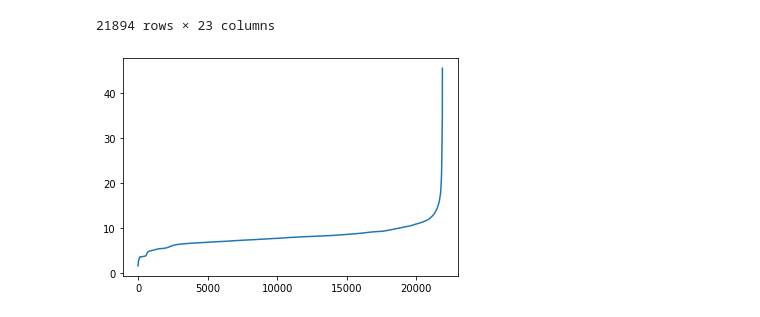
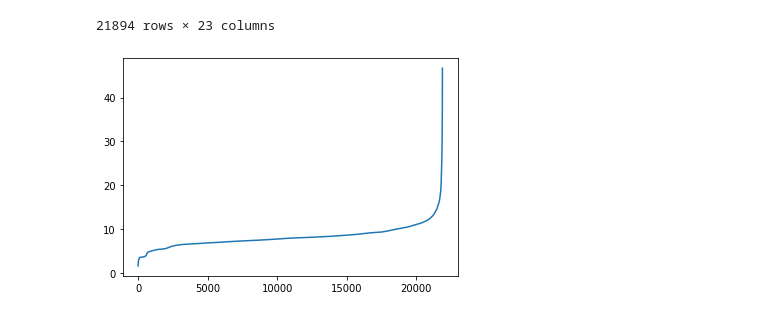
Before and after one commit to jaya-shankar/DSS_project, a Jupyter notebook: model_build.ipynb, the cells around one changed output. Cells and saved outputs as stored; diff of their text form; code cells hidden in the pictures.

```diff
--- a/model_build.ipynb
+++ b/model_build.ipynb
@@ -108,7 +110,7 @@ Index(['state_code', 'date', 'cases', 'deaths', 'lat', 'long',
 dp_w = {
                       "cases" : 0.3,
                      "deaths" : 0.2,
-    "CurrentHospitalizations" : 0.07,
+    "CurrentHospitalizations" : 0.085,
              "CurrentlyInICU" : 0.08,
       "CurrentlyOnVentilator" : 0.03,
     "people_fully_vaccinated" : 0.05,
@@ -162,21 +173,21 @@ def decide_category(x):
 # %% [markdown]
 ## Adding risk level for existing dataset
 # %%
-df['risk_level'] = (df['cases']*dp_w['cases']+
-                    df['deaths']*dp_w['deaths']+
-                    df['CurrentHospitalizations']*dp_w['CurrentHospitalizations']+
-                    df['CurrentlyInICU']*dp_w['CurrentlyInICU']+
-                    df['CurrentlyOnVentilator']*dp_w['CurrentlyOnVentilator']+
-                    (1-df['people_fully_vaccinated'])*dp_w['people_fully_vaccinated']+
-                    (1-df['no_of_hospitals'])*dp_w['no_of_hospitals']+
-                    df['population']*dp_w['population']+
-                    df['persons_per_household']*dp_w['persons_per_household']+
-                    df['above_65']*dp_w['above_65']+
-                    df['avg_income']*dp_w['avg_income']+
-                    df['percent_in_poverty']*dp_w['percent_in_poverty']+
-                    df['mean_travel_time']*dp_w['mean_travel_time']+
-                    (1-df['miles_of_road'])*dp_w['miles_of_road']+
-                    df['avg_wind_speed']*dp_w['avg_wind_speed']+
-                    df['avg_temp']*dp_w['avg_temp']+
-                    df['percent_democrat']*dp_w['percent_democrat']+
-                    df['percent_white']*dp_w['percent_white'])
+nor_df['risk_level'] = (nor_df['cases']*dp_w['cases']+
+                    nor_df['deaths']*dp_w['deaths']+
+                    nor_df['CurrentHospitalizations']*dp_w['CurrentHospitalizations']+
+                    nor_df['CurrentlyInICU']*dp_w['CurrentlyInICU']+
+                    nor_df['CurrentlyOnVentilator']*dp_w['CurrentlyOnVentilator']+
+                    (1-nor_df['people_fully_vaccinated'])*dp_w['people_fully_vaccinated']+
+                    (1-nor_df['no_of_hospitals'])*dp_w['no_of_hospitals']+
+                    nor_df['population']*dp_w['population']+
+                    nor_df['persons_per_household']*dp_w['persons_per_household']+
+                    nor_df['above_65']*dp_w['above_65']+
+                    nor_df['avg_income']*dp_w['avg_income']+
+                    nor_df['percent_in_poverty']*dp_w['percent_in_poverty']+
+                    nor_df['mean_travel_time']*dp_w['mean_travel_time']+
+                    (1-nor_df['miles_of_road'])*dp_w['miles_of_road']+
+                    nor_df['avg_wind_speed']*dp_w['avg_wind_speed']+
+                    nor_df['avg_temp']*dp_w['avg_temp']+
+                    nor_df['percent_democrat']*dp_w['percent_democrat']+
+                    nor_df['percent_white']*dp_w['percent_white'])
@@ -199,6 +210,6 @@ df
 # %%
-df.dropna(inplace=True)
-df
+nor_df.dropna(inplace=True)
+nor_df
 # %% [output]
 |  | state_code | date | cases | deaths | lat | long | no_of_hospitals | miles_of_road | ... |
 | 0 | WA | 2021-01-12 | 1.005387 | 2.969910 | 47.411715 | -120.592492 | 16.245487 | 25.236151 | ... |
@@ -216,16 +227,16 @@ df
 # %%
 #For one column
 import matplotlib.pyplot as plt
-df_cpy = df.copy()
+df_cpy = nor_df.copy()
 df_cpy.sort_values(by=['risk_level'], inplace=True)
 df_cpy.reset_index(drop=True, inplace=True)
 df_cpy['risk_level'].plot()
 plt.show()
 # #For Multiple Columns
 # import matplotlib.pyplot as plt
 # df[['Name Of Column1', 'Name Of Column2']].plot()
 # plt.show()
 # %% [output]
-[figure, old version]
+[figure, new version]
 # %%
 df_cpy
```
Also changed, not shown: parts of 41 cells of this notebook.
